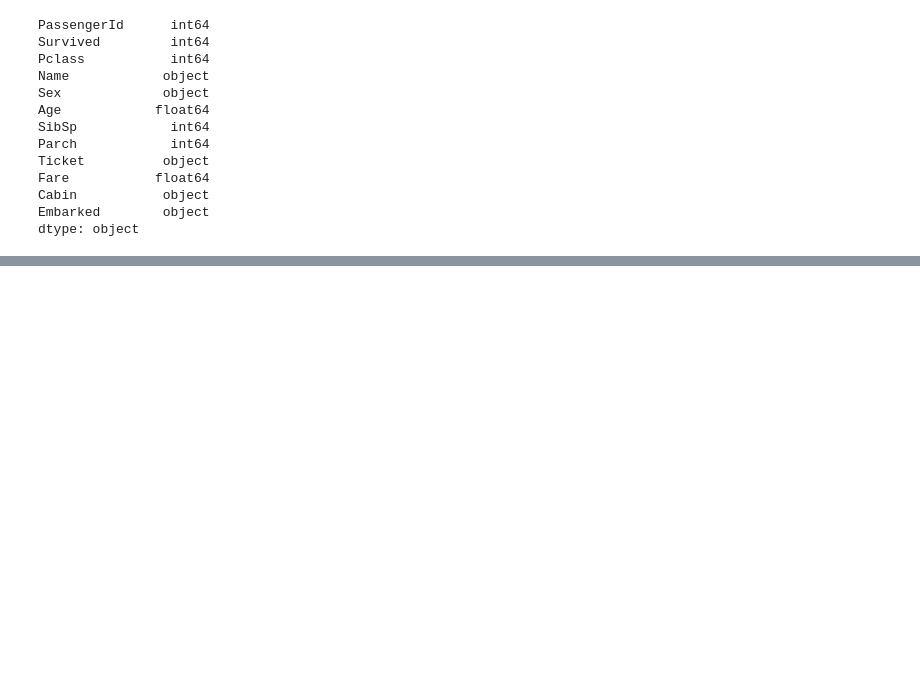
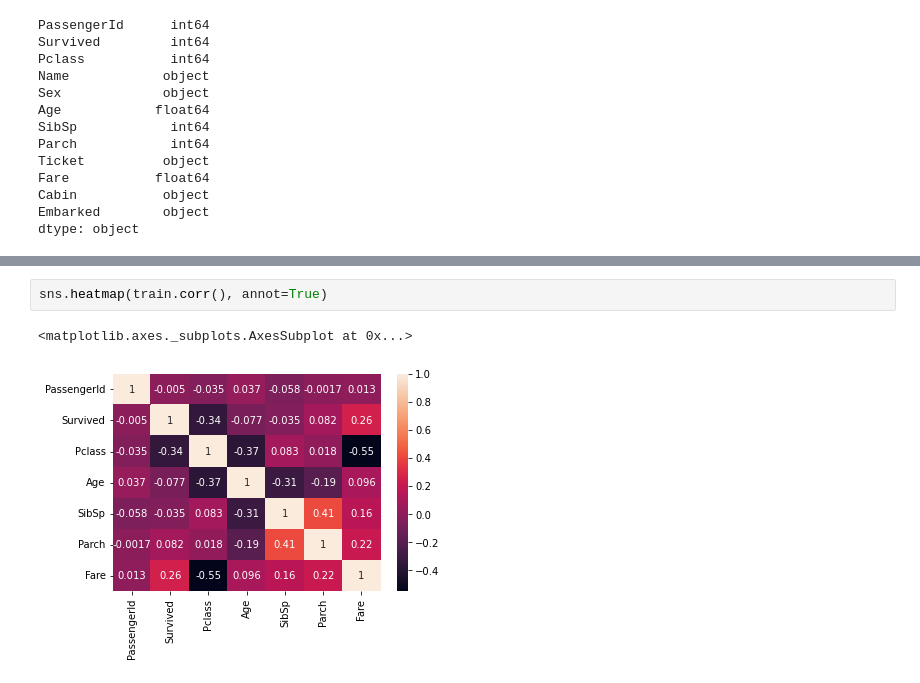
Before and after one commit to JC-prog/Kaggle_Titanic, a Jupyter notebook: titanic_notebook.ipynb, the cells around one changed output, grey strips where cells are left out. Saved outputs shown, nothing was run; the diff lists cells and outputs as text; blank space fills up the shorter version.

```diff
--- a/titanic_notebook.ipynb
+++ b/titanic_notebook.ipynb
@@ -44,0 +86,5 @@ dtype: object
+# %%
+sns.heatmap(train.corr(), annot=True)
+# %% [output]
+<matplotlib.axes._subplots.AxesSubplot at 0x...>
+[figure, added]
```
Also changed, not shown: parts of 50 cells of this notebook, 2 other files.
